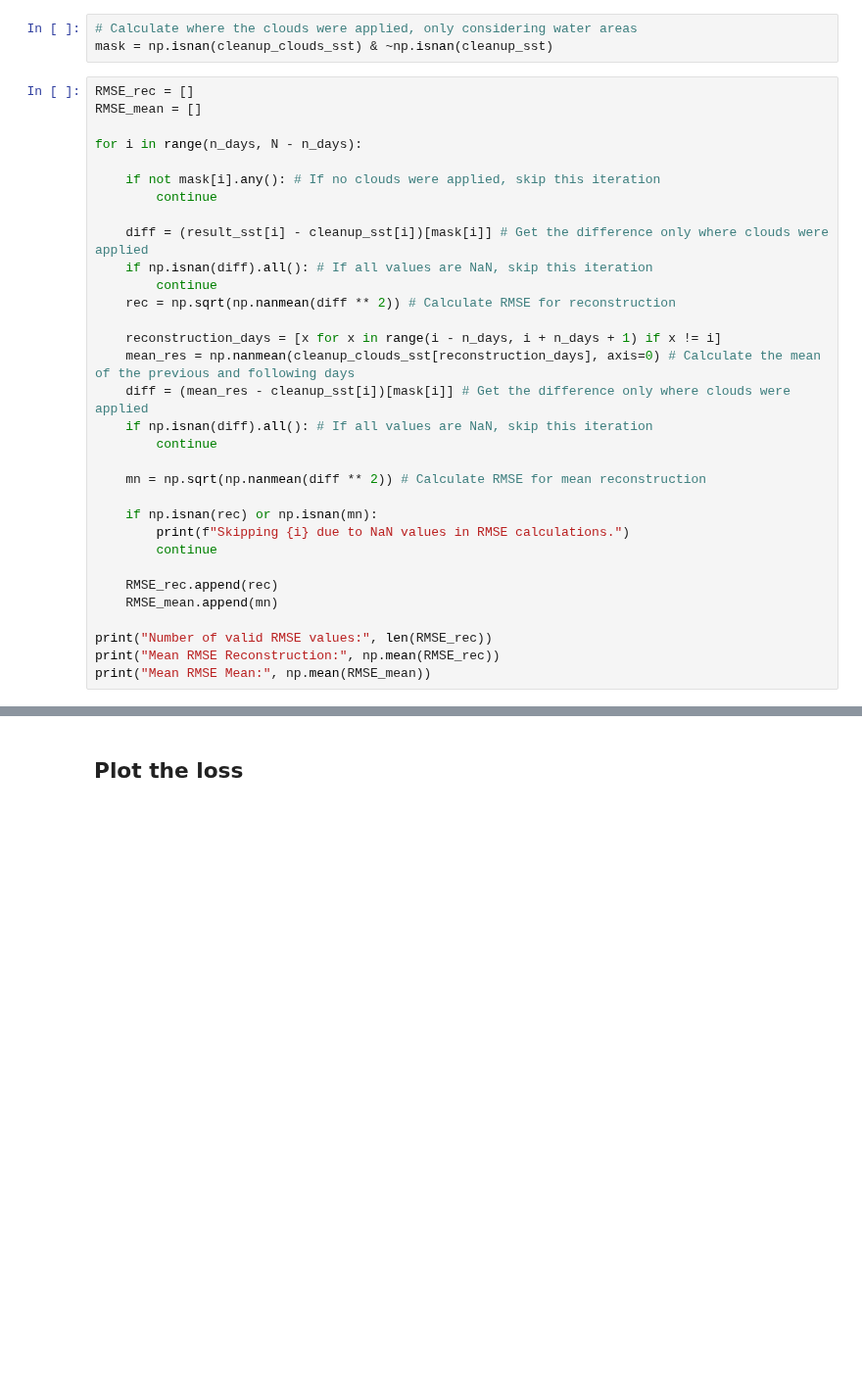
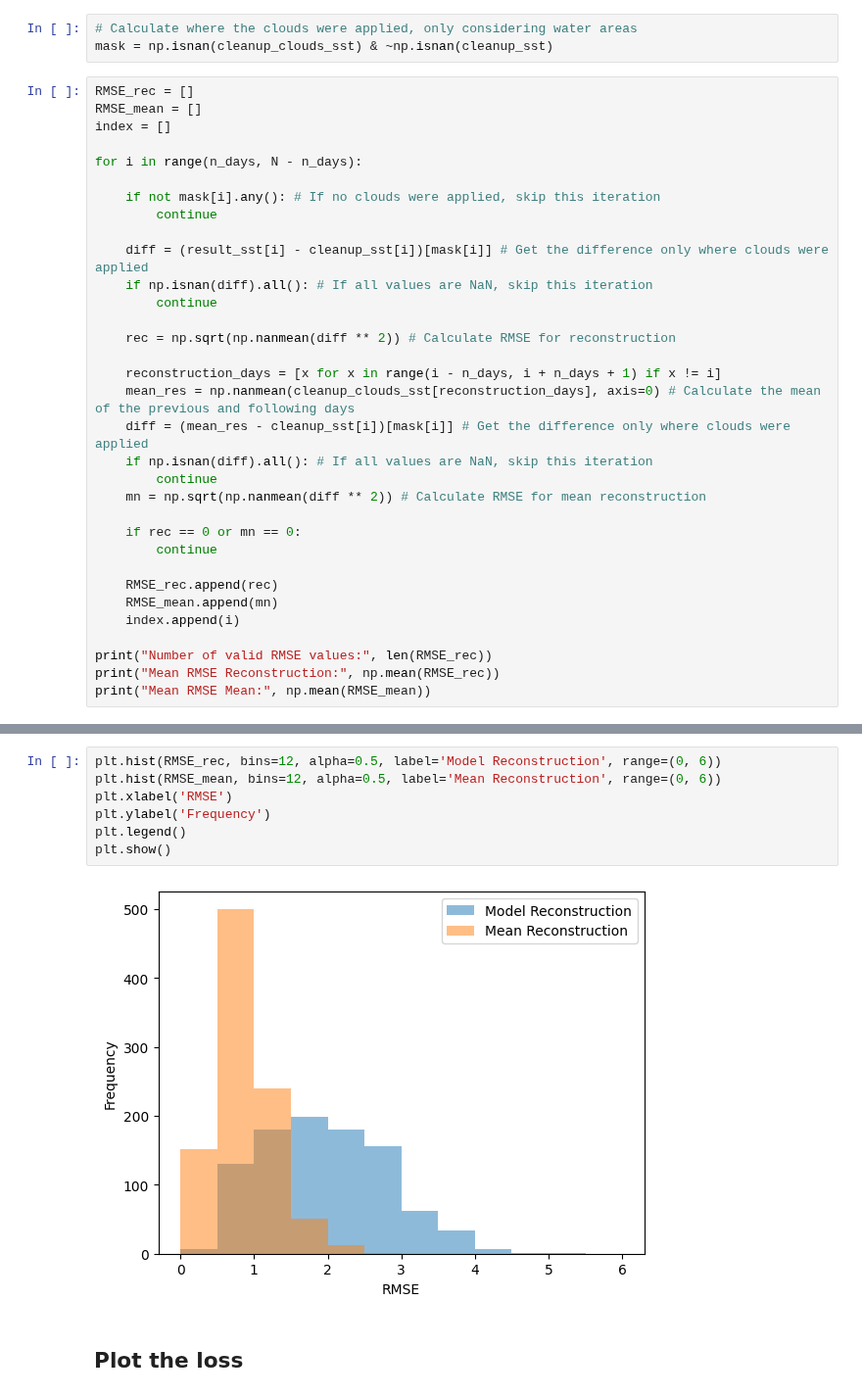
Before and after one commit to LisaDaVinchie/DINCAE.jl, a Jupyter notebook: data_analysis.ipynb, the cells around one changed output, grey strips where cells are left out. Shown at 98% size. Saved outputs shown, nothing was run; the diff lists cells and outputs as text; blank space fills up the shorter version.

```diff
--- a/data_analysis.ipynb
+++ b/data_analysis.ipynb
@@ -177,6 +186,7 @@ mask = np.isnan(cleanup_clouds_sst) & ~np.isnan(cleanup_sst)
 # %%
 RMSE_rec = []
 RMSE_mean = []
+index = []
 
 for i in range(n_days, N - n_days):
 
@@ -186,6 +196,7 @@ for i in range(n_days, N - n_days):
     diff = (result_sst[i] - cleanup_sst[i])[mask[i]] # Get the difference only where clouds were applied
     if np.isnan(diff).all(): # If all values are NaN, skip this iteration
         continue
+
     rec = np.sqrt(np.nanmean(diff ** 2)) # Calculate RMSE for reconstruction
 
     reconstruction_days = [x for x in range(i - n_days, i + n_days + 1) if x != i]
@@ -193,15 +204,14 @@ for i in range(n_days, N - n_days):
     diff = (mean_res - cleanup_sst[i])[mask[i]] # Get the difference only where clouds were applied
     if np.isnan(diff).all(): # If all values are NaN, skip this iteration
         continue
-
     mn = np.sqrt(np.nanmean(diff ** 2)) # Calculate RMSE for mean reconstruction
 
-    if np.isnan(rec) or np.isnan(mn):
-        print(f"Skipping {i} due to NaN values in RMSE calculations.")
+    if rec == 0 or mn == 0:
         continue
 
     RMSE_rec.append(rec)
     RMSE_mean.append(mn)
+    index.append(i)
 
 print("Number of valid RMSE values:", len(RMSE_rec))
 print("Mean RMSE Reconstruction:", np.mean(RMSE_rec))
@@ -213,3 +229,12 @@ Mean RMSE Mean: 0.9543308
+# %%
+plt.hist(RMSE_rec, bins=12, alpha=0.5, label='Model Reconstruction', range=(0, 6))
+plt.hist(RMSE_mean, bins=12, alpha=0.5, label='Mean Reconstruction', range=(0, 6))
+plt.xlabel('RMSE')
+plt.ylabel('Frequency')
+plt.legend()
+plt.show()
+# %% [output]
+[figure, added]
 # %% [markdown]
 ## Plot the loss
 # %%
```
Also changed, not shown: parts of 15 cells of this notebook.
